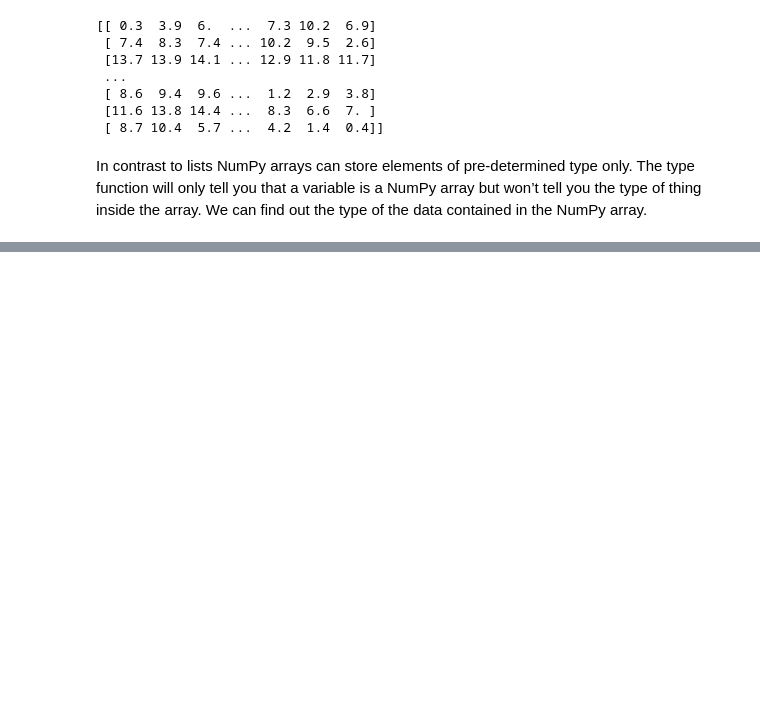
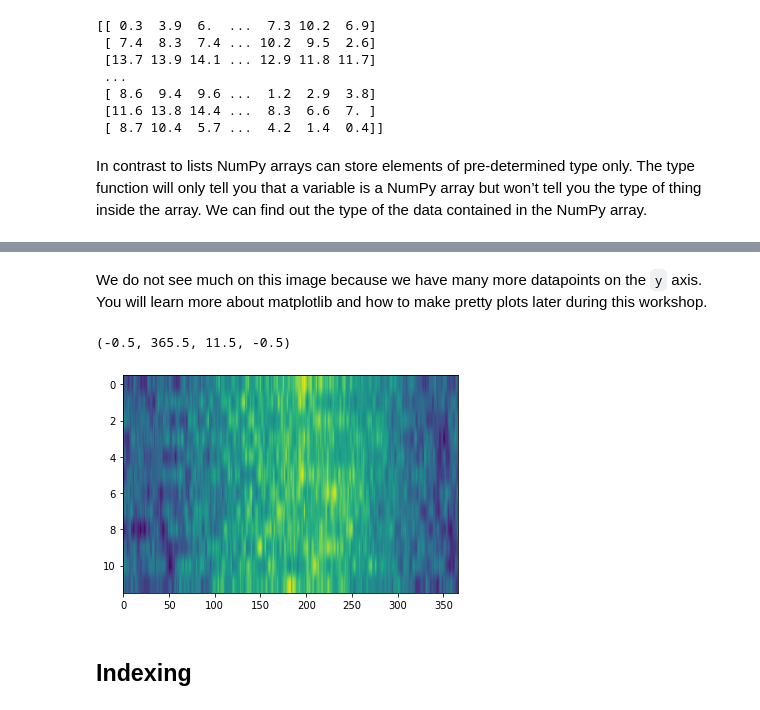
Before and after one commit to btel/2021-03-29-uj-python, a Jupyter notebook: Numpy.ipynb, the cells around one changed output, grey strips where cells are left out. Drawn from its saved outputs; the diff is of its cells as text; code cells hidden in the pictures; blank space fills up the shorter version.

```diff
--- a/Numpy.ipynb
+++ b/Numpy.ipynb
@@ -182,0 +155,10 @@ np.savetxt("paris_leap_year_weather.csv", leap_weather, delimiter=",")
+# %% [markdown]
+We do not see much on this image because we have many more datapoints on the `y` axis. You will learn more about matplotlib and how to make pretty plots later during this workshop.
+# %%
+plt.imshow(data)
+plt.axis('auto')
+# %% [output]
+(-0.5, 365.5, 11.5, -0.5)
+[figure, added]
+# %% [markdown]
+## Indexing
```
Also changed, not shown: parts of 79 cells of this notebook.
